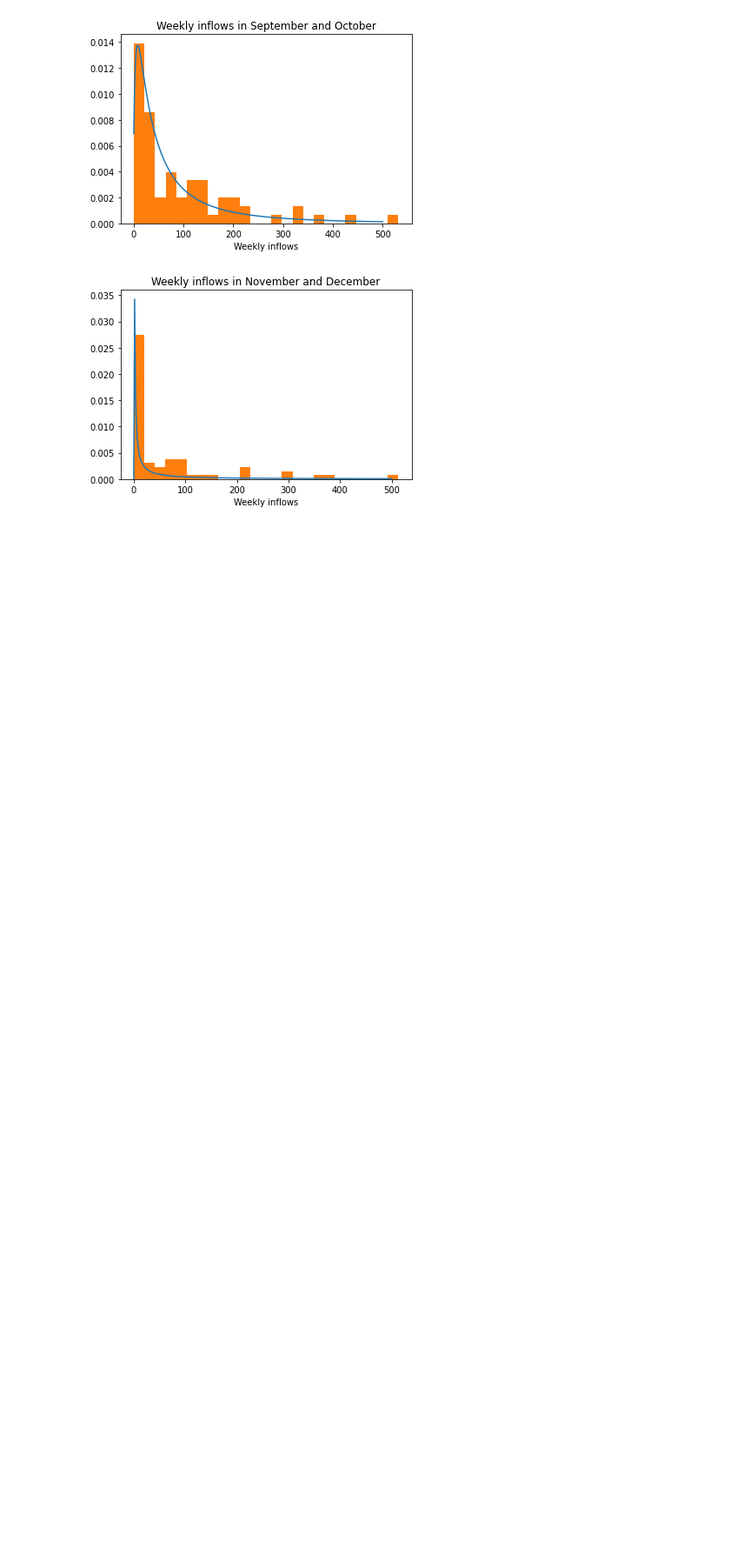
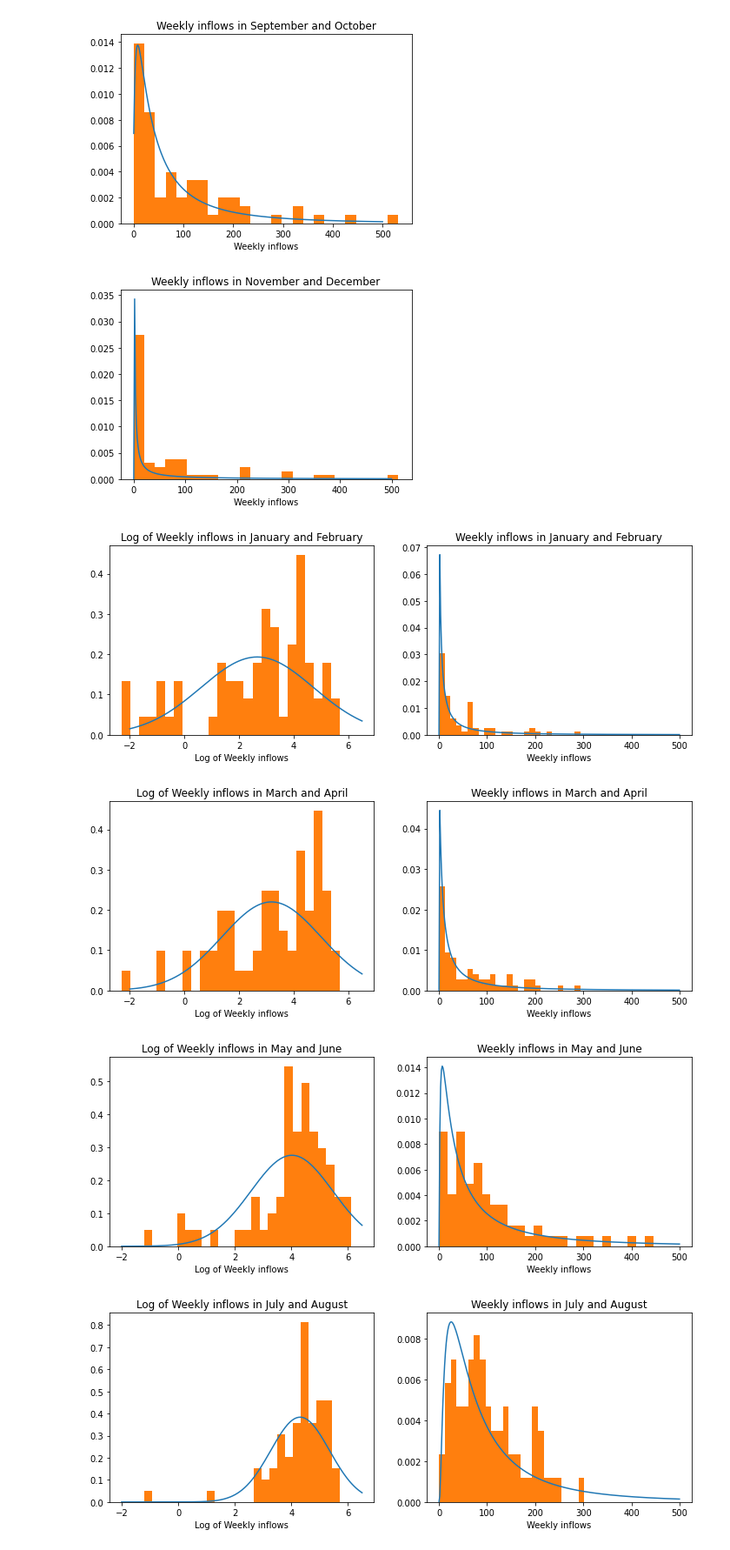
Before and after one commit to francescovidaich964/Como_lake, a Jupyter notebook: Como_Lake_test.ipynb, the cells around one changed output. Shown: that part at 87% size. Saved outputs shown, nothing was run; the diff lists cells and outputs as text; code cells hidden in the pictures; blank space fills up the shorter version.

```diff
--- a/Como_Lake_test.ipynb
+++ b/Como_Lake_test.ipynb
@@ -274,7 +283,6 @@ for month in range(1,13,2):
 ## HERE I TRIED TO SEE IF PERFORMING A GAUSSIAN FIT IN THE LOGARITHMIC SPACE
 ## WOULD HAVE RETURNED BETTER RESULTS (BUT THERE IS NO NEED DO THIS)
 
-"""
 log_points = np.linspace(-2,6.5,300)
 points = np.linspace(0.0001,500,300)
 
@@ -287,31 +295,36 @@ for month in range(1,13,2):
 
     # Remove null inflows -> they are not a lot (11 over 419 points), but ruin the fit
     monthly_inflow = monthly_inflow[monthly_inflow.inflow != 0]
 
     # Perform the fit with a normal distribution in the log space
     mu, std = scipy.stats.norm.fit(np.log(monthly_inflow.inflow))
     norm_values = scipy.stats.norm(mu, std).pdf(log_points)
 
     ##### Print results #####
     plt.figure(figsize=(12, 4))
     plt.subplot(1, 2, 1)
     plt.plot(log_points, norm_values)
     plt.hist(np.log(monthly_inflow.inflow), bins=25, density=True)
     plt.title('Log of Weekly inflows in '+ monthly_inflow.From.iloc[0].strftime("%B")
                + ' and '+ monthly_inflow.From.iloc[6].strftime("%B"))
     plt.xlabel('Log of Weekly inflows')
 
     # From norm in log space to lognorm in linear space
     lognorm_values = scipy.stats.lognorm(s=std, scale=np.exp(mu)).pdf(points)
 
     plt.subplot(1, 2, 2)
     plt.plot(points, lognorm_values)
     plt.hist(monthly_inflow.inflow, bins=25, density=True)
     plt.title('Weekly inflows in '+ monthly_inflow.From.iloc[0].strftime("%B")
                + ' and '+ monthly_inflow.From.iloc[6].strftime("%B"))
     plt.xlabel('Weekly inflows')
 
     plt.show()
-    """
+
 
 print()
+# %% [output]
+[figure, added]
+[figure, added]
+[figure, added]
+[figure, added]
```
Also changed, not shown: parts of 19 cells of this notebook.
